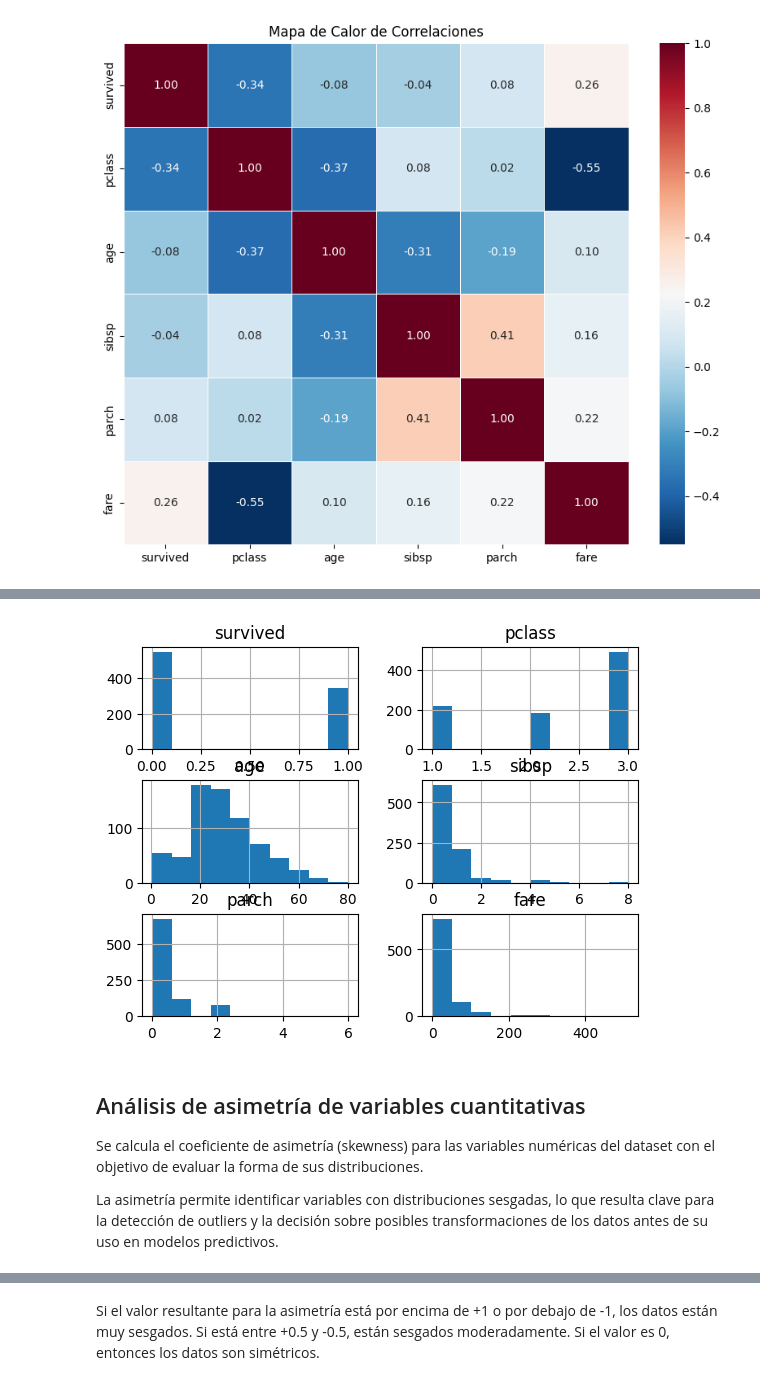
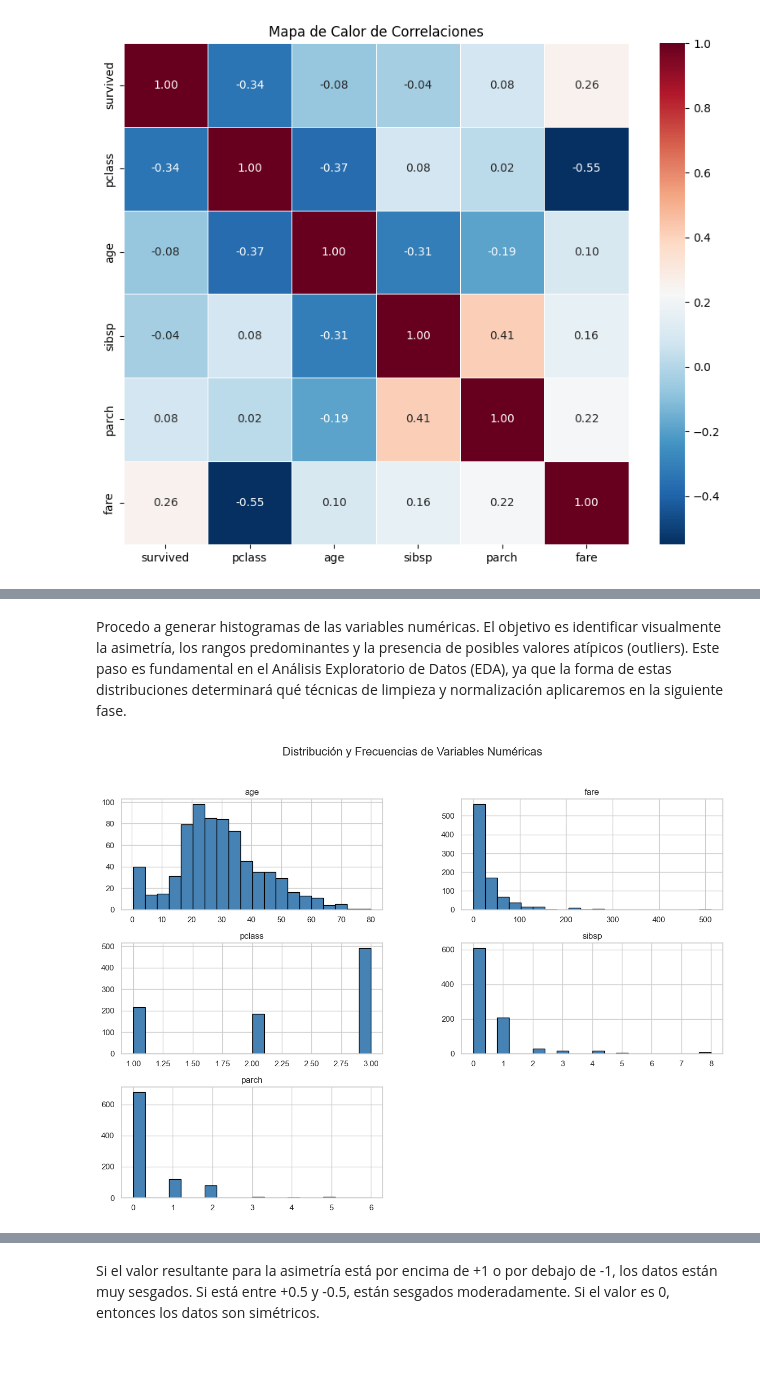
Before and after one commit to duvan1026/Titanic_Big_Data, a Jupyter notebook: ABD_CastroBautistaDuvanDario.ipynb, the cells around one changed output, grey strips where cells are left out. Saved outputs shown, nothing was run; the diff lists cells and outputs as text; code cells hidden in the pictures; blank space fills up the shorter version.

Commit message:
Adjust in section outliers detection

```diff
--- a/ABD_CastroBautistaDuvanDario.ipynb
+++ b/ABD_CastroBautistaDuvanDario.ipynb
@@ -616,16 +615,14 @@ modelado de los datos.
-# %%
-titanic.hist()
-plt.show()
-# %% [output]
-[figure, removed]
-# %% [markdown]
-## Análisis de asimetría de variables cuantitativas
-
-Se calcula el coeficiente de asimetría (skewness) para las variables
-numéricas del dataset con el objetivo de evaluar la forma de sus
-distribuciones.
-
-La asimetría permite identificar variables con distribuciones sesgadas,
-lo que resulta clave para la detección de outliers y la decisión sobre
-posibles transformaciones de los datos antes de su uso en modelos
-predictivos.
+# %% [markdown]
+Procedo a generar histogramas de las variables numéricas. El objetivo es identificar visualmente la asimetría, los rangos predominantes y la presencia de posibles valores atípicos (outliers). Este paso es fundamental en el Análisis Exploratorio de Datos (EDA), ya que la forma de estas distribuciones determinará qué técnicas de limpieza y normalización aplicaremos en la siguiente fase.
+# %%
+# Configuramos el estilo visual
+sns.set_theme(style="whitegrid")
+
+# Generamos los histogramas para las variables numéricas relevantes
+# Ajustamos el tamaño y la disposición para que sea legible
+titanic[['age', 'fare', 'pclass', 'sibsp', 'parch']].hist(bins=20, figsize=(15, 10), color='steelblue', edgecolor='black')
+
+plt.suptitle('Distribución y Frecuencias de Variables Numéricas', fontsize=16)
+plt.show()
+# %% [output]
+[figure, added]
```
Also changed, not shown: parts of 28 cells of this notebook.
